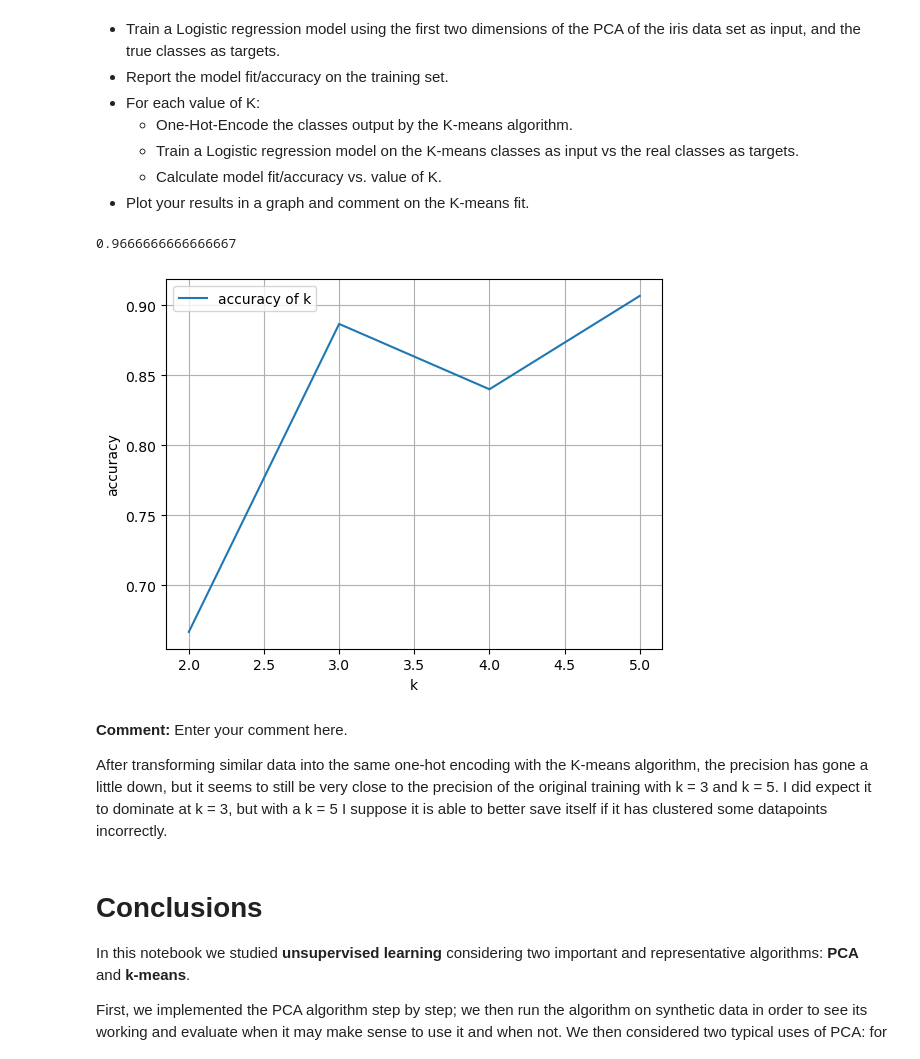
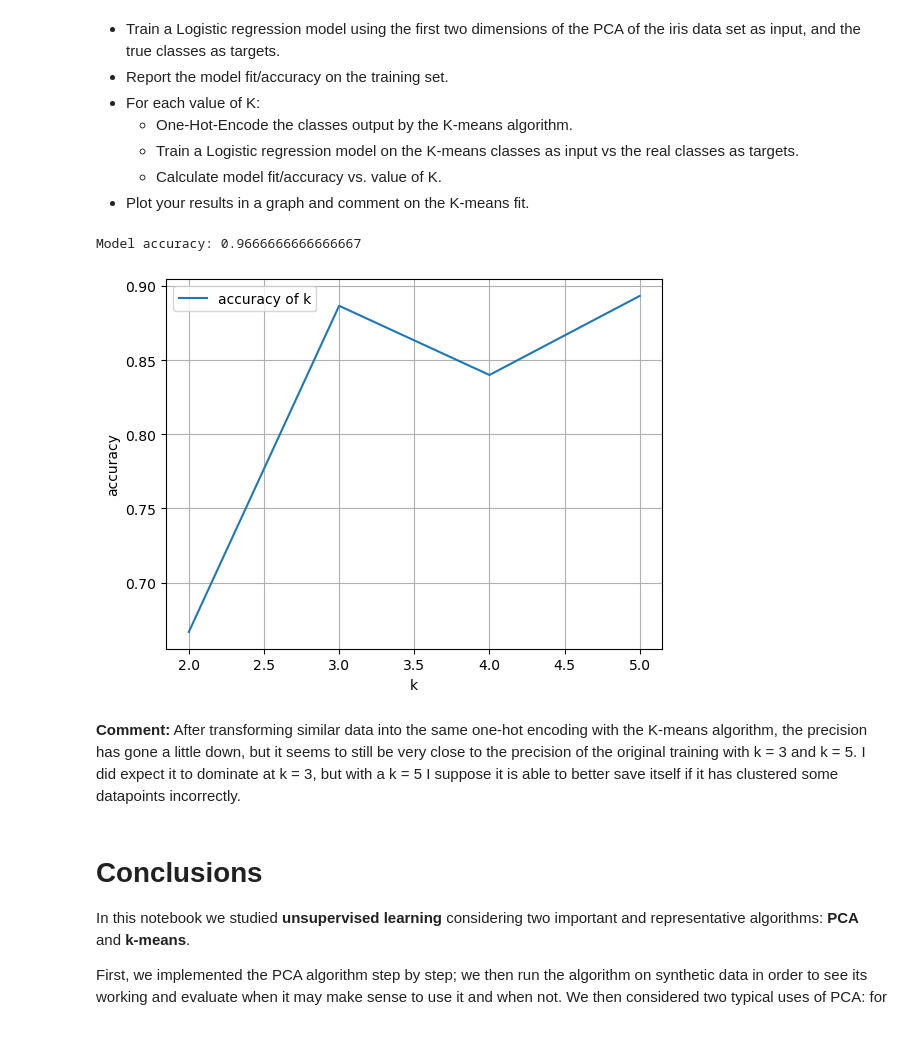
Before and after one commit to chrelerner/UiO-IN3050, a Jupyter notebook: assignment03/IN3050_assignment_3.ipynb, the cells around one changed output. Saved outputs shown, nothing was run; the diff lists cells and outputs as text; code cells hidden in the pictures.

```diff
--- a/assignment03/IN3050_assignment_3.ipynb
+++ b/assignment03/IN3050_assignment_3.ipynb
@@ -604,15 +598,14 @@ from sklearn import metrics
 
 # Gets the first two dimensions of the PCA of the iris data set.
 X,y = syntheticdata.get_iris_data()
-_,P = pca(X, 3)
-P = P[:, :2]
+_,P = pca(X, 2)
 
 # Trains the model using these first dimensions of the PCA.
 logreg = LogisticRegression()
 logreg.fit(P, y)
 
 # Reporting model accuracy on the training set
-print(metrics.accuracy_score(y, logreg.predict(P)))
+print(f"Model accuracy: {metrics.accuracy_score(y, logreg.predict(P))}")
 
 # Gathering the K-means outputs
 yhats = []
@@ -621,50 +614,38 @@ for k in range(2, 6):
     yhat = KM.fit_predict(P)
     yhats.append(yhat)
 # %% [output]
-0.9666666666666667
+Model accuracy: 0.9666666666666667
 # %%
 accuracies = []
 
-# One-hot encoding based on a vector of 5 dimensions (k goes up to 5).
-for yhat in yhats:
+# One-hot encoding based on a vector of k dimensions.
+for k in range(2, 6):
+    yhat = yhats[k - 2]
     onehot_yhat = []
-    onehot = [0, 0, 0, 0, 0]
-
-    # Maps the yhat labels to the true labels.
-    proper_mapping = {}
-    current_number = -1
-    change_count = 0
-    for result in yhat:
-        if (result != current_number) and (result not in proper_mapping):
-            proper_mapping[result] = change_count
-            change_count += 1
-            current_number = result
+    onehot = [0 for i in range(0, k)]
 
     for result in yhat:
-        correct_index = proper_mapping[result]
         onehot[result] = 1
         onehot_yhat.append(onehot)
-        onehot = [0, 0, 0, 0, 0]
+        onehot = [0 for i in range(0, k)]
 
     # Calculating model accuracy
     logreg.fit(onehot_yhat, y)
     accuracy = metrics.accuracy_score(y, logreg.predict(onehot_yhat))
     accuracies.append(accuracy)
 
 list_of_k = range(2, 6)
 
 plt.plot(list_of_k, accuracies, label="accuracy of k")
 plt.xlabel("k")
 plt.ylabel("accuracy")
 plt.grid()
 plt.legend()
 plt.show()
 # %% [output]
-[figure, old version]
+[figure, new version]
 # %% [markdown]
-**Comment:** Enter your comment here.
-
-After transforming similar data into the same one-hot encoding with the K-means algorithm, the precision has gone a little down, but it seems to  still be very close to the precision of the original training with k = 3 and k = 5. I did expect it to dominate at k = 3, but with a k = 5 I suppose it is able to better save itself if it has clustered some datapoints incorrectly.
+**Comment:** After transforming similar data into the same one-hot encoding with the K-means algorithm, the precision has gone a little down, but it seems to  still be very close to the precision of the original training with k = 3 and k = 5. I did expect it to dominate at k = 3, but with a k = 5 I suppose it is able to better save itself if it has clustered some datapoints incorrectly.
 # %% [markdown]
 # Conclusions
 
```
Also changed, not shown: parts of 18 cells of this notebook.
